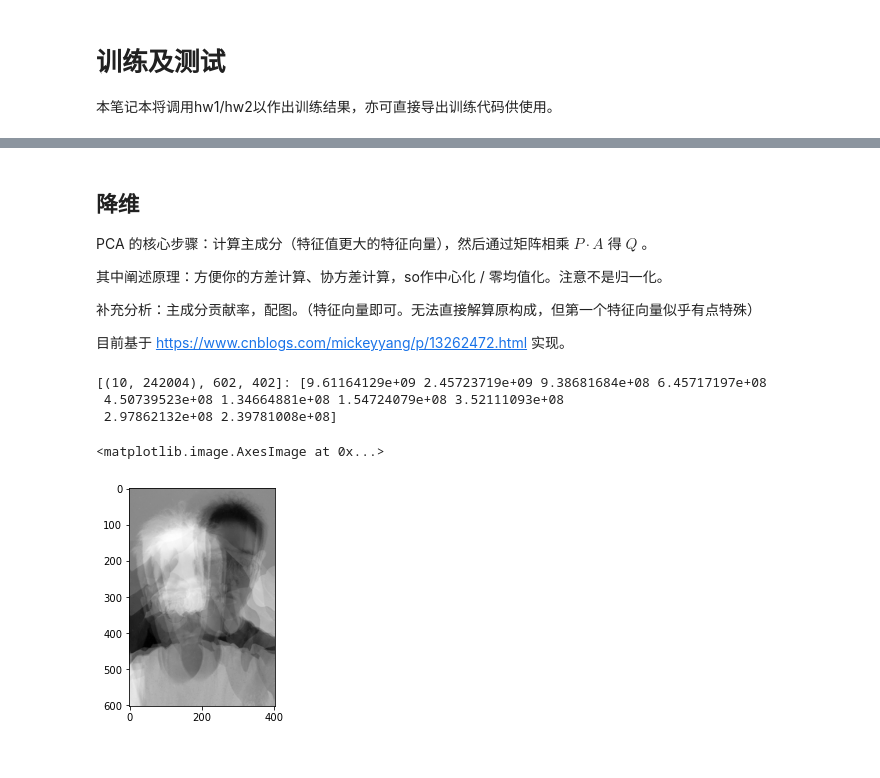
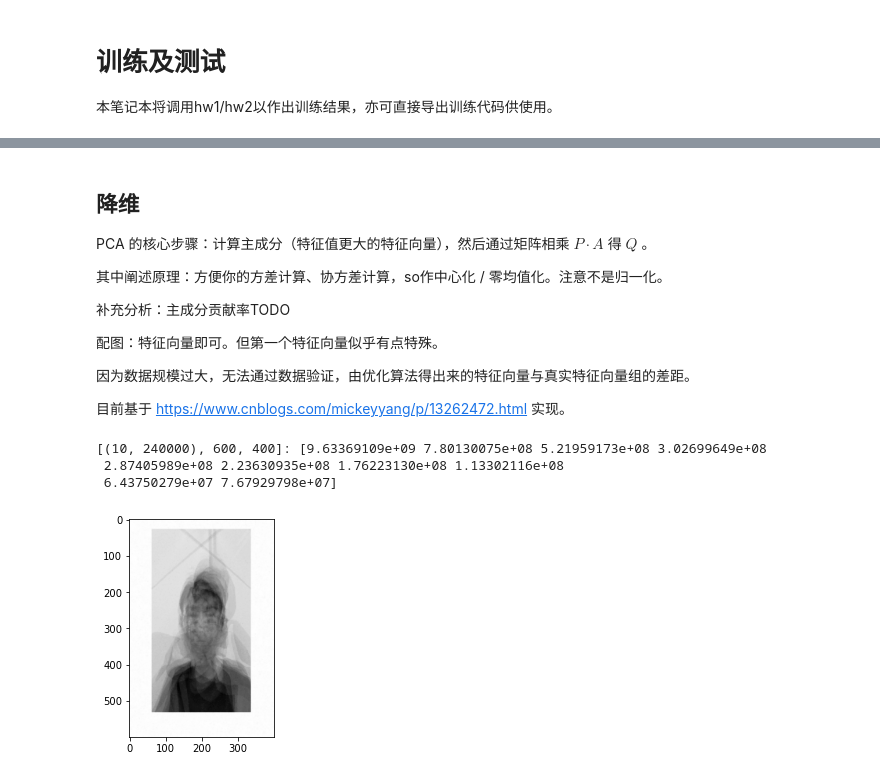
Before and after one commit to Tiger3018/hw, a Jupyter notebook: linear_algebra/class1.ipynb, the cells around one changed output, grey strips where cells are left out. Saved outputs shown, nothing was run; the diff lists cells and outputs as text; code cells hidden in the pictures.

```diff
--- a/linear_algebra/class1.ipynb
+++ b/linear_algebra/class1.ipynb
@@ -67,36 +66,37 @@ PCA 的核心步骤：计算主成分（特征值更大的特征向量），然
 
 其中阐述原理：方便你的方差计算、协方差计算，so作中心化 / 零均值化。注意不是归一化。
 
-补充分析：主成分贡献率，配图。（特征向量即可。无法直接解算原构成，但第一个特征向量似乎有点特殊）
+补充分析：主成分贡献率TODO
+
+配图：特征向量即可。但第一个特征向量似乎有点特殊。
+
+因为数据规模过大，无法通过数据验证，由优化算法得出来的特征向量与真实特征向量组的差距。
 
 目前基于 https://www.cnblogs.com/mickeyyang/p/13262472.html 实现。
 # %%
-imageFeature = im[17]
-print(str([im[21].shape] + imShape[21]) + ": ", end='')
-matMean = imageFeature - np.tile(imageFeature.mean(1), (imageFeature.shape[1], 1)).T # TIP not implemented in matlab
-# matOne = imageFeature / np.linalg.norm(imageFeature.mean(1), axis = 0) # TIP not implemented in matlab
-# matMean = matMean.astype(np.uint8)
-# matCovaiance = np.dot(matMean, matMean.T) # only after zero-mean
-# matCovaiance = np.cov(matMean.T) # only after zero-mean
-matMiddle = np.dot(matMean, matMean.T)
-eigValue, eigPreVector = npMat.eig(matMiddle)
-# print(matMiddle, eigNormalizedVector)
-eigVector = np.dot(imageFeature.T, eigPreVector) / eigValue
-# print(matMean, eigValue, eigPreVector, eigVector)
-processMat = np.dot(imageFeature, eigVector)
-print(eigValue)
-# matplotlib.pyplot.imshow(npMat.lstsq(eigVector[:, 0], processMat[0][0]).reshape(imShape[0], imShape[1]))
-# temp = (np.tile(processMat[5][5], eigVector.shape[0]) / eigVector[:, 0]).reshape((imShape[5][0], imShape[5][1]))
-temp = (eigVector[:, 1]).reshape((imShape[21][0], imShape[21][1]))
-plt.imshow(temp, cmap = plt.get_cmap('Greys'))
-# temp = (np.tile(processMat[1][1], eigVector.shape[0]) / eigVector[:, 1]).reshape((imShape[5][0], imShape[5][1]))
-# plt.imshow(temp, cmap = plt.get_cmap('Greys'))
-# temp = (np.tile(processMat[2][1], eigVector.shape[0]) / eigVector[:, 1]).reshape((imShape[5][0], imShape[5][1]))
-# plt.imshow(temp, cmap = plt.get_cmap('Greys'))
-# print((np.tile(processMat[0][0], eigVector.shape[0]) / eigVector[:, 0]))
+def pca(imageFeature) -> np.ndarray:
+    matMean = imageFeature - np.tile(imageFeature.mean(1), (imageFeature.shape[1], 1)).T # TIP not implemented in matlab
+    # matOne = imageFeature / np.linalg.norm(imageFeature.mean(1), axis = 0) # TIP not implemented in matlab
+    # matMean = matMean.astype(np.uint8)
+    # matCovaiance = np.dot(matMean.T, matMean) # still too large to calculate
+    matMiddle = np.dot(matMean, matMean.T) # only after zero-mean.
+    eigValue, eigPreVector = npMat.eig(matMiddle) # already sorted by eigValue, already normalization.
+    # print(eigValue, eigPreVector)
+    eigVector = np.dot(imageFeature.T, eigPreVector) / eigValue
+    eigNormalizedVector = eigVector / npMat.norm(eigVector, axis = 0)
+    # print(matMean, eigValue, eigPreVector, eigVector)
+    processMat = np.dot(imageFeature, eigVector)
+    return eigValue, eigNormalizedVector, processMat
+
+# As a pre dataset test
+for i in [15]:
+    print(str([im[i].shape] + imShape[i]) + ": ", end='')
+    eigValue, eigNormalizedVector, processMat = pca(im[i])
+    print(eigValue)
+    temp = (eigNormalizedVector[:, 0]).reshape((imShape[i][0], imShape[i][1]))
+    plt.imshow(temp, cmap = plt.get_cmap('Greys'))
 # %% [output]
-[(10, 242004), 602, 402]: [9.61164129e+09 2.45723719e+09 9.38681684e+08 6.45717197e+08
- 4.50739523e+08 1.34664881e+08 1.54724079e+08 3.52111093e+08
- 2.97862132e+08 2.39781008e+08]
+[(10, 240000), 600, 400]: [9.63369109e+09 7.80130075e+08 5.21959173e+08 3.02699649e+08
+ 2.87405989e+08 2.23630935e+08 1.76223130e+08 1.13302116e+08
+ 6.43750279e+07 7.67929798e+07]
-<matplotlib.image.AxesImage at 0x...>
-[figure, old version]
+[figure, new version]
```
Also changed, not shown: parts of 5 cells of this notebook, 6 other files.
